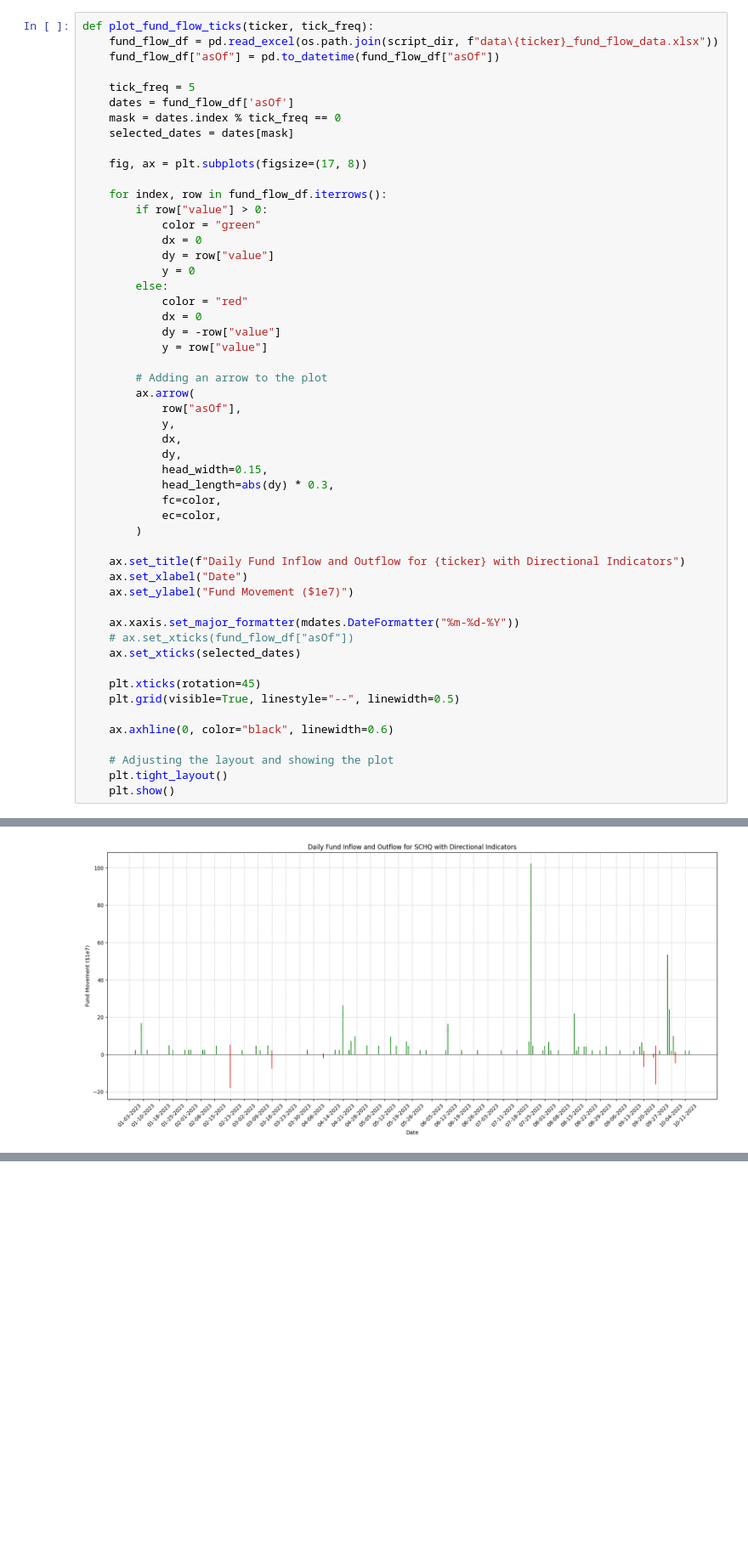
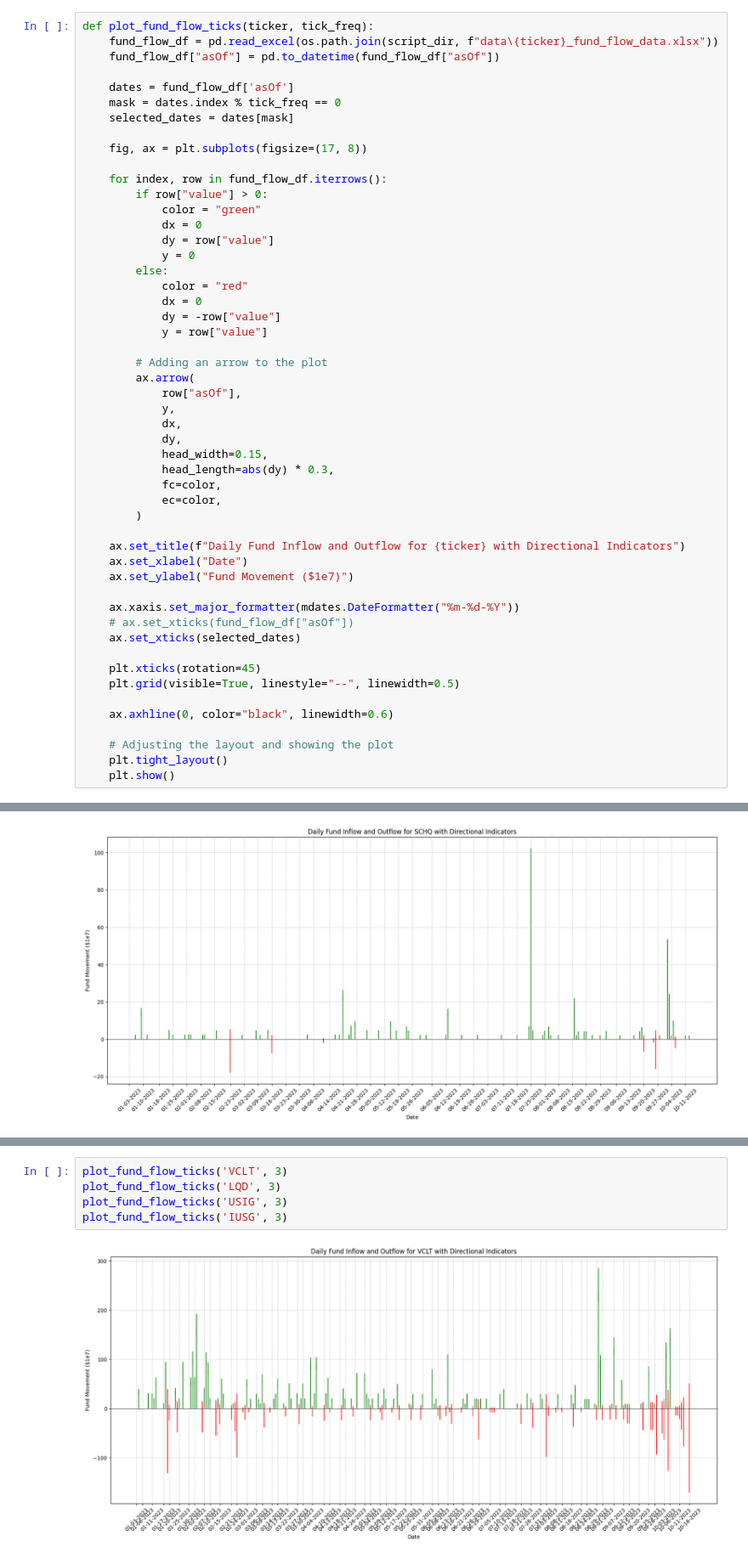
Before and after one commit to cleeclee123/ETF_Fund_Flows, a Jupyter notebook: main.ipynb, the cells around one changed output, grey strips where cells are left out. Shown at 85% size. Cells and saved outputs as stored; diff of their text form; blank space fills up the shorter version.

```diff
--- a/main.ipynb
+++ b/main.ipynb
@@ -32,7 +32,6 @@ def plot_fund_flow_ticks(ticker, tick_freq):
     fund_flow_df = pd.read_excel(os.path.join(script_dir, f"data\{ticker}_fund_flow_data.xlsx"))
     fund_flow_df["asOf"] = pd.to_datetime(fund_flow_df["asOf"])
 
-    tick_freq = 5
     dates = fund_flow_df['asOf']
     mask = dates.index % tick_freq == 0
     selected_dates = dates[mask]
@@ -99,0 +105,7 @@ plot_fund_flow_ticks('SCHQ', 5)
+# %%
+plot_fund_flow_ticks('VCLT', 3)
+plot_fund_flow_ticks('LQD', 3)
+plot_fund_flow_ticks('USIG', 3)
+plot_fund_flow_ticks('IUSG', 3)
+# %% [output]
+[figure, added]
```
Also changed, not shown: parts of 6 cells of this notebook, 16 other files.
